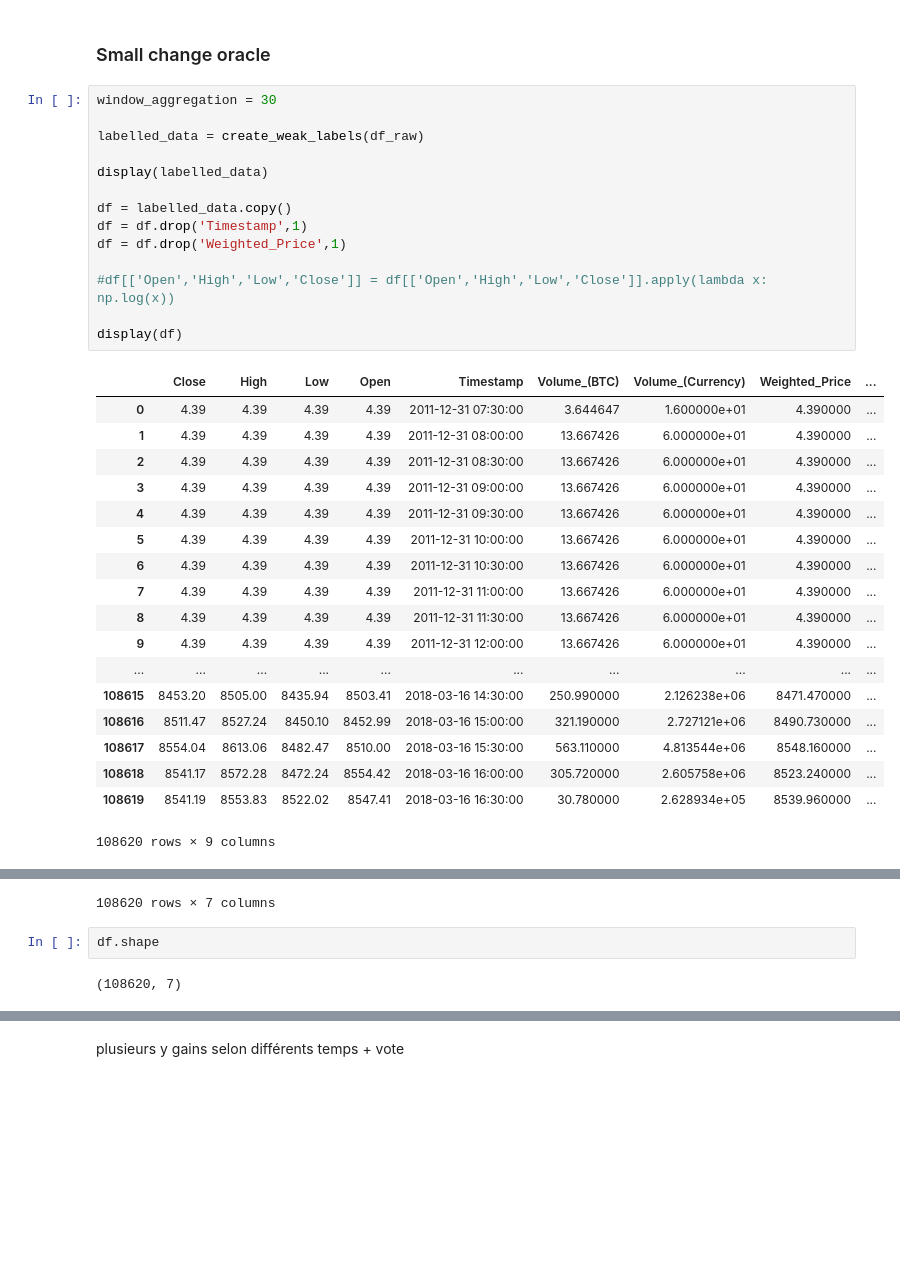
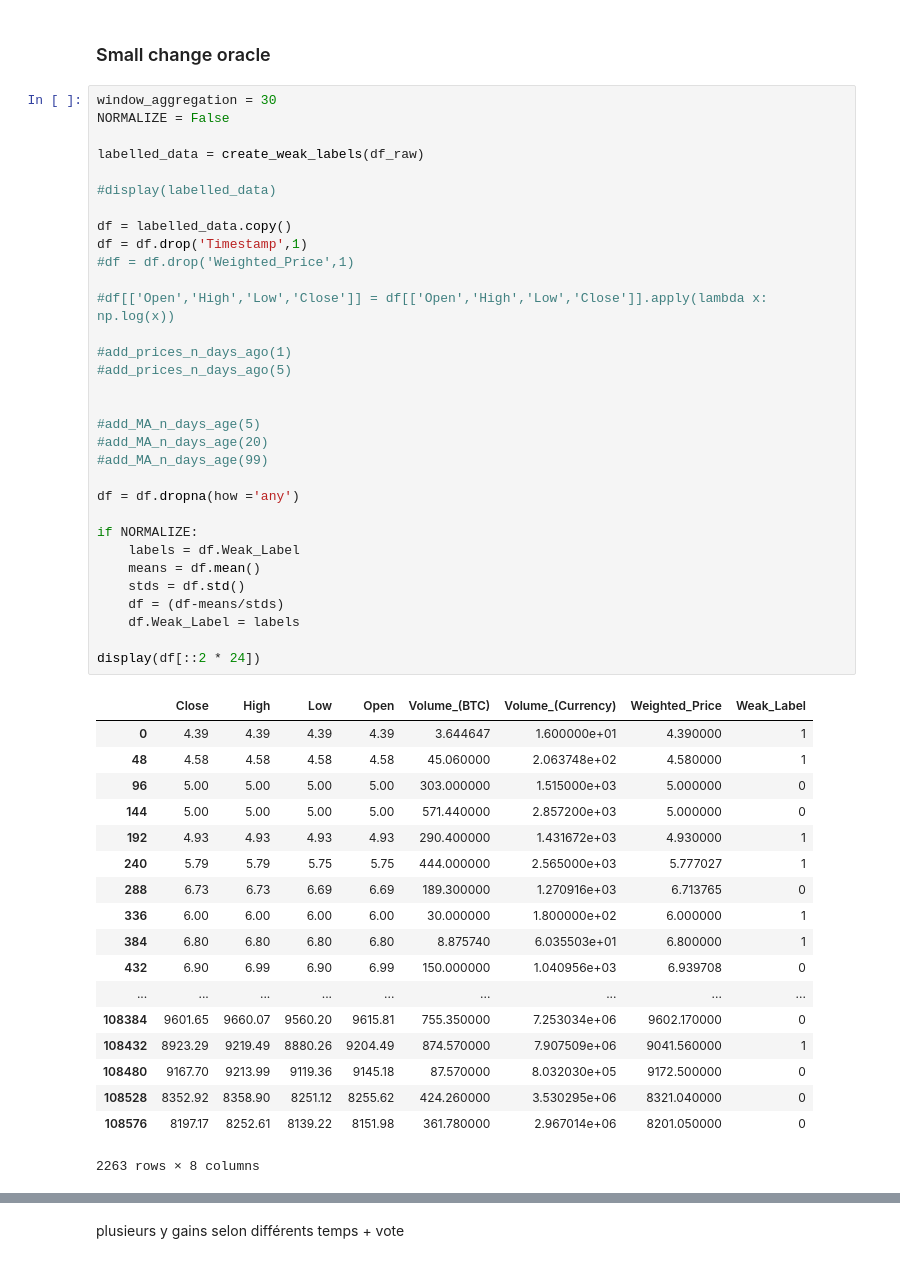
Before and after one commit to QuentinBacuet/DS_in_Practice, a Jupyter notebook: Crypto.ipynb, the cells around one changed output, grey strips where cells are left out. Cells and saved outputs as stored; diff of their text form; blank space fills up the shorter version.

```diff
--- a/Crypto.ipynb
+++ b/Crypto.ipynb
@@ -337,34 +330,52 @@ def split_dataset(data, fraction):
 ### Small change oracle
 # %%
 window_aggregation = 30
+NORMALIZE = False
 
 labelled_data = create_weak_labels(df_raw)
 
-display(labelled_data)
+#display(labelled_data)
 
 df = labelled_data.copy()
 df = df.drop('Timestamp',1)
-df = df.drop('Weighted_Price',1)
+#df = df.drop('Weighted_Price',1)
 
 #df[['Open','High','Low','Close']] = df[['Open','High','Low','Close']].apply(lambda x: np.log(x))
 
-display(df)
+#add_prices_n_days_ago(1)
+#add_prices_n_days_ago(5)
+
+
+#add_MA_n_days_age(5)
+#add_MA_n_days_age(20)
+#add_MA_n_days_age(99)
+
+df = df.dropna(how ='any')
+
+if NORMALIZE:
+    labels = df.Weak_Label
+    means = df.mean()
+    stds = df.std()
+    df = (df-means/stds)
+    df.Weak_Label = labels
+
+display(df[::2 * 24])
 # %% [output]
-|  | Close | High | Low | Open | Timestamp | Volume_(BTC) | Volume_(Currency) | Weighted_Price | ... |
-| 0 | 4.39 | 4.39 | 4.39 | 4.39 | 2011-12-31 07:30:00 | 3.644647 | 1.600000e+01 | 4.390000 | ... |
-| 1 | 4.39 | 4.39 | 4.39 | 4.39 | 2011-12-31 08:00:00 | 13.667426 | 6.000000e+01 | 4.390000 | ... |
-| 2 | 4.39 | 4.39 | 4.39 | 4.39 | 2011-12-31 08:30:00 | 13.667426 | 6.000000e+01 | 4.390000 | ... |
-| 3 | 4.39 | 4.39 | 4.39 | 4.39 | 2011-12-31 09:00:00 | 13.667426 | 6.000000e+01 | 4.390000 | ... |
-| 4 | 4.39 | 4.39 | 4.39 | 4.39 | 2011-12-31 09:30:00 | 13.667426 | 6.000000e+01 | 4.390000 | ... |
-| 5 | 4.39 | 4.39 | 4.39 | 4.39 | 2011-12-31 10:00:00 | 13.667426 | 6.000000e+01 | 4.390000 | ... |
-| 6 | 4.39 | 4.39 | 4.39 | 4.39 | 2011-12-31 10:30:00 | 13.667426 | 6.000000e+01 | 4.390000 | ... |
-| 7 | 4.39 | 4.39 | 4.39 | 4.39 | 2011-12-31 11:00:00 | 13.667426 | 6.000000e+01 | 4.390000 | ... |
-| 8 | 4.39 | 4.39 | 4.39 | 4.39 | 2011-12-31 11:30:00 | 13.667426 | 6.000000e+01 | 4.390000 | ... |
-| 9 | 4.39 | 4.39 | 4.39 | 4.39 | 2011-12-31 12:00:00 | 13.667426 | 6.000000e+01 | 4.390000 | ... |
-| ... | ... | ... | ... | ... | ... | ... | ... | ... | ... |
-| 108615 | 8453.20 | 8505.00 | 8435.94 | 8503.41 | 2018-03-16 14:30:00 | 250.990000 | 2.126238e+06 | 8471.470000 | ... |
-| 108616 | 8511.47 | 8527.24 | 8450.10 | 8452.99 | 2018-03-16 15:00:00 | 321.190000 | 2.727121e+06 | 8490.730000 | ... |
-| 108617 | 8554.04 | 8613.06 | 8482.47 | 8510.00 | 2018-03-16 15:30:00 | 563.110000 | 4.813544e+06 | 8548.160000 | ... |
-| 108618 | 8541.17 | 8572.28 | 8472.24 | 8554.42 | 2018-03-16 16:00:00 | 305.720000 | 2.605758e+06 | 8523.240000 | ... |
-| 108619 | 8541.19 | 8553.83 | 8522.02 | 8547.41 | 2018-03-16 16:30:00 | 30.780000 | 2.628934e+05 | 8539.960000 | ... |
+|  | Close | High | Low | Open | Volume_(BTC) | Volume_(Currency) | Weighted_Price | Weak_Label |
+| 0 | 4.39 | 4.39 | 4.39 | 4.39 | 3.644647 | 1.600000e+01 | 4.390000 | 1 |
+| 48 | 4.58 | 4.58 | 4.58 | 4.58 | 45.060000 | 2.063748e+02 | 4.580000 | 1 |
+| 96 | 5.00 | 5.00 | 5.00 | 5.00 | 303.000000 | 1.515000e+03 | 5.000000 | 0 |
+| 144 | 5.00 | 5.00 | 5.00 | 5.00 | 571.440000 | 2.857200e+03 | 5.000000 | 0 |
+| 192 | 4.93 | 4.93 | 4.93 | 4.93 | 290.400000 | 1.431672e+03 | 4.930000 | 1 |
+| 240 | 5.79 | 5.79 | 5.75 | 5.75 | 444.000000 | 2.565000e+03 | 5.777027 | 1 |
+| 288 | 6.73 | 6.73 | 6.69 | 6.69 | 189.300000 | 1.270916e+03 | 6.713765 | 0 |
+| 336 | 6.00 | 6.00 | 6.00 | 6.00 | 30.000000 | 1.800000e+02 | 6.000000 | 1 |
+| 384 | 6.80 | 6.80 | 6.80 | 6.80 | 8.875740 | 6.035503e+01 | 6.800000 | 1 |
+| 432 | 6.90 | 6.99 | 6.90 | 6.99 | 150.000000 | 1.040956e+03 | 6.939708 | 0 |
+| ... | ... | ... | ... | ... | ... | ... | ... | ... |
+| 108384 | 9601.65 | 9660.07 | 9560.20 | 9615.81 | 755.350000 | 7.253034e+06 | 9602.170000 | 0 |
+| 108432 | 8923.29 | 9219.49 | 8880.26 | 9204.49 | 874.570000 | 7.907509e+06 | 9041.560000 | 1 |
+| 108480 | 9167.70 | 9213.99 | 9119.36 | 9145.18 | 87.570000 | 8.032030e+05 | 9172.500000 | 0 |
+| 108528 | 8352.92 | 8358.90 | 8251.12 | 8255.62 | 424.260000 | 3.530295e+06 | 8321.040000 | 0 |
+| 108576 | 8197.17 | 8252.61 | 8139.22 | 8151.98 | 361.780000 | 2.967014e+06 | 8201.050000 | 0 |
-108620 rows × 9 columns
+2263 rows × 8 columns
@@ -388,5 +381,0 @@ display(df)
-108620 rows × 7 columns
-# %%
-df.shape
-# %% [output]
-(108620, 7)
```
Also changed, not shown: parts of 15 cells of this notebook, 1 other file.
